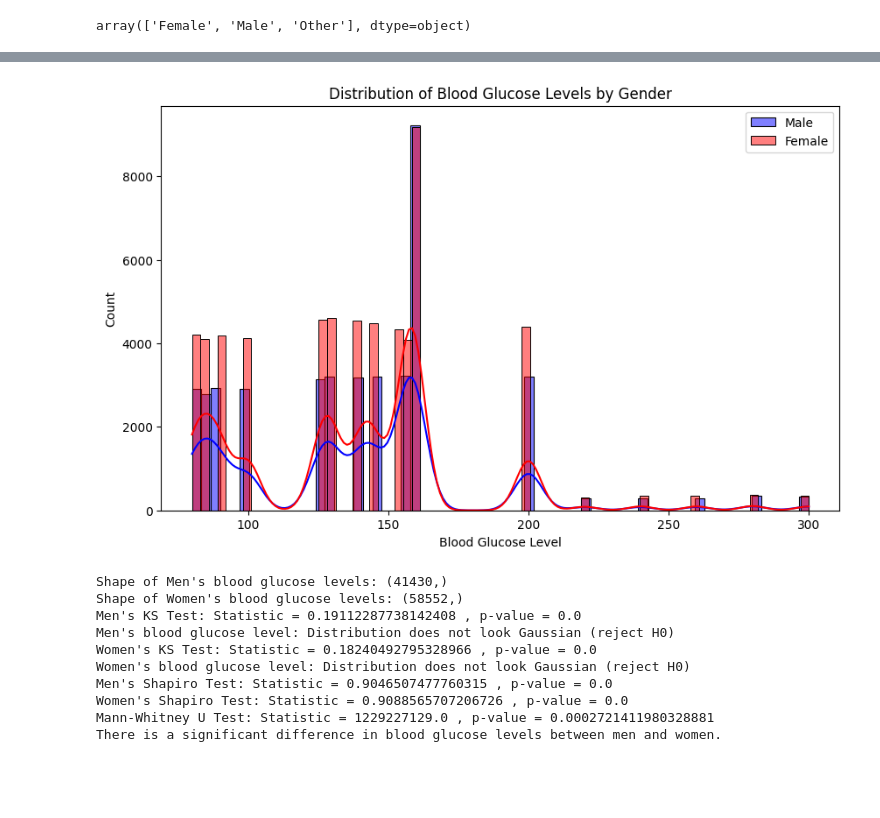
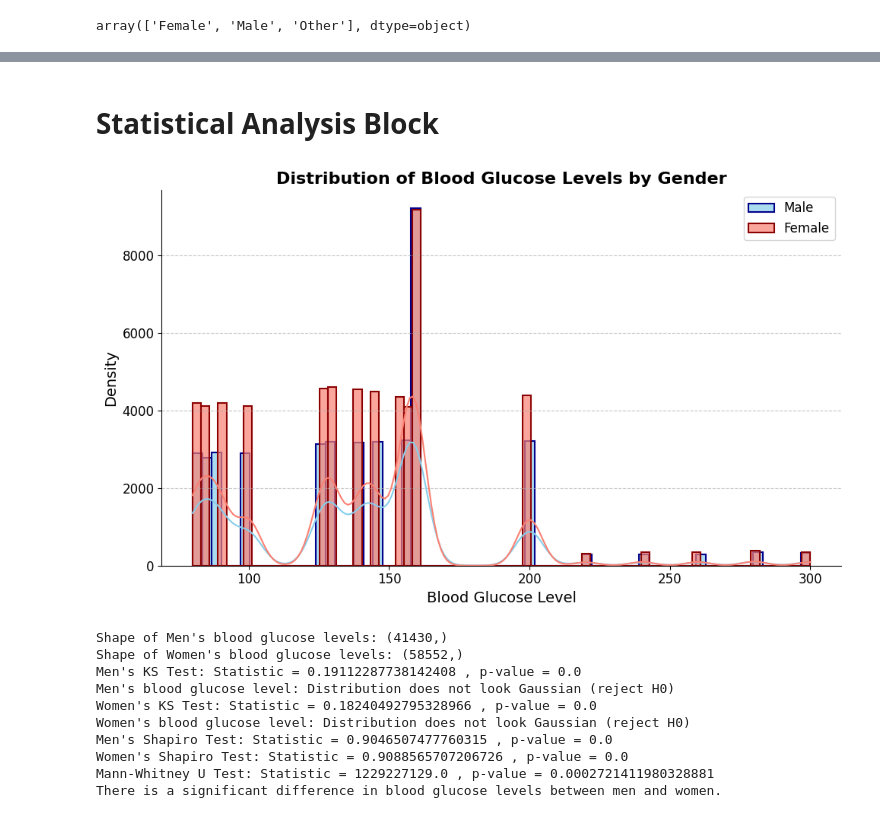
Before and after one commit to piyus22/SUGAR, a Jupyter notebook: diabetes_analysis.ipynb, the cells around one changed output, grey strips where cells are left out. Saved outputs shown, nothing was run; the diff lists cells and outputs as text; code cells hidden in the pictures; blank space fills up the shorter version.

Commit message:
graph updates

```diff
--- a/diabetes_analysis.ipynb
+++ b/diabetes_analysis.ipynb
@@ -64,23 +176,37 @@ array(['Female', 'Male', 'Other'], dtype=object)
+# %% [markdown]
+# Statistical Analysis Block
 # %%
+# Visualizing the distribution of Blood glucose levels
 # Checking the distribution of Gender and its impact on blood_glucose_level
-plt.figure(figsize=(10, 6))
+plt.figure(figsize=(10, 6))  # Increased figure size
 
 # Plot Male distribution
 sns.histplot(diabetes_ip_file[diabetes_ip_file['gender'] == 'Male']['blood_glucose_level'],
-             kde=True, label='Male', color='blue', alpha=0.5)
+             kde=True, label='Male', color='skyblue', alpha=0.7, linewidth=1.5, edgecolor='darkblue') #Enhanced visuals
 
 # Plot Female distribution
 sns.histplot(diabetes_ip_file[diabetes_ip_file['gender'] == 'Female']['blood_glucose_level'],
-             kde=True, label='Female', color='red', alpha=0.5)
+             kde=True, label='Female', color='salmon', alpha=0.7, linewidth=1.5, edgecolor='darkred') #Enhanced visuals
 
 # Labels and title
-plt.xlabel('Blood Glucose Level')
-plt.ylabel('Count')
-plt.title('Distribution of Blood Glucose Levels by Gender')
-plt.legend()
+plt.xlabel('Blood Glucose Level', fontsize=14)
+plt.ylabel('Density', fontsize=14) #Changed to density, since we have KDE
+plt.title('Distribution of Blood Glucose Levels by Gender', fontsize=16, fontweight='bold')
+plt.xticks(fontsize=12)
+plt.yticks(fontsize=12)
+plt.legend(fontsize=12)
+
+# Improved Grid Lines and Spines
+plt.grid(axis='y', linestyle='--', alpha=0.7)
+sns.despine()
+
+# Tight Layout
+plt.tight_layout()
+
+# Show the plot
 plt.show()
 # %% [output]
-[figure, old version]
+[figure, new version]
 # %%
 
 # Segregating the Male and Female data
```
Also changed, not shown: parts of 8 cells of this notebook.
